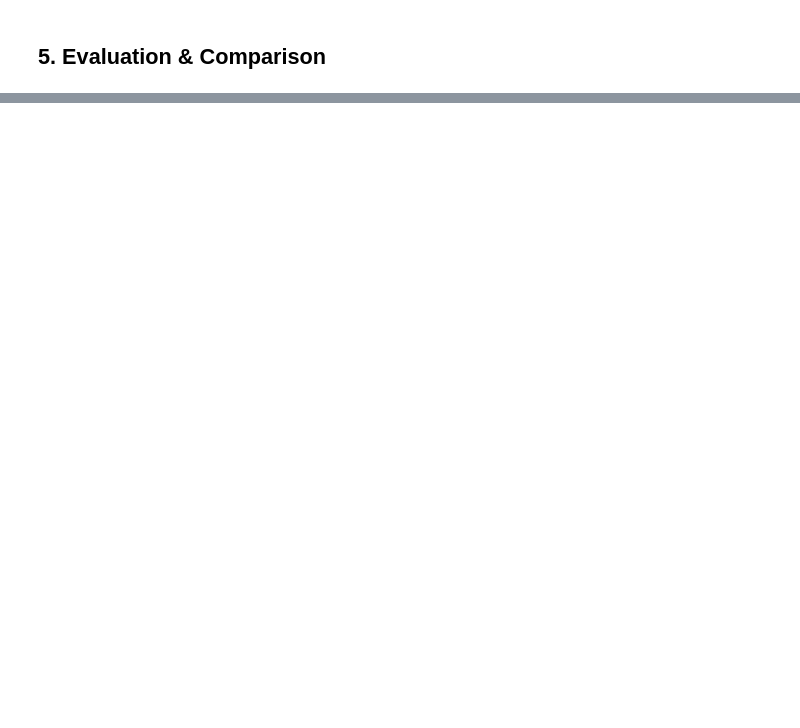
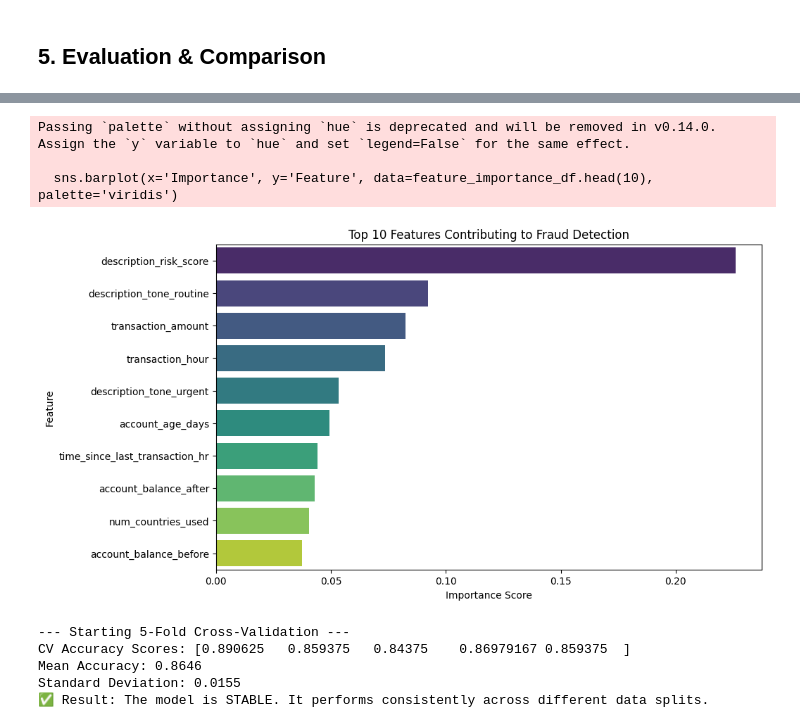
Before and after one commit to tngkuanas/DataMiningProject, a Jupyter notebook: notebooks/Model_A.ipynb, the cells around one changed output, grey strips where cells are left out. Cells and saved outputs as stored; diff of their text form; code cells hidden in the pictures; blank space fills up the shorter version.

Commit message:
Week 10: Added Cross-Validation analysis

```diff
--- a/notebooks/Model_A.ipynb
+++ b/notebooks/Model_A.ipynb
@@ -174,0 +175,53 @@ ROC-AUC: 1.0000
+# %%
+import matplotlib.pyplot as plt
+import seaborn as sns
+
+# Get feature importance from the best model
+importances = best_rf.feature_importances_
+feature_names = X_train.columns
+
+# Create a DataFrame for plotting
+feature_importance_df = pd.DataFrame({
+    'Feature': feature_names,
+    'Importance': importances
+}).sort_values(by='Importance', ascending=False)
+
+# Plot top 10 features
+plt.figure(figsize=(10, 6))
+sns.barplot(x='Importance', y='Feature', data=feature_importance_df.head(10), palette='viridis')
+plt.title('Top 10 Features Contributing to Fraud Detection')
+plt.xlabel('Importance Score')
+plt.ylabel('Feature')
+plt.show()
+# %% [output]
+Passing `palette` without assigning `hue` is deprecated and will be removed in v0.14.0. Assign the `y` variable to `hue` and set `legend=False` for the same effect.
+
+  sns.barplot(x='Importance', y='Feature', data=feature_importance_df.head(10), palette='viridis')
+[figure, added]
+# %%
+from sklearn.model_selection import cross_val_score
+
+# We use Cross-Validation (CV) to prove our model isn't just lucky.
+# It splits the data into 5 parts, training on 4 and testing on 1, five times.
+
+print("--- Starting 5-Fold Cross-Validation ---")
+
+# We use the 'best_rf' model found in Week 9
+# scoring='accuracy' gives us the % correct for each run
+cv_scores = cross_val_score(best_rf, X_train, y_train, cv=5, scoring='accuracy')
+
+print(f"CV Accuracy Scores: {cv_scores}")
+print(f"Mean Accuracy: {cv_scores.mean():.4f}")
+print(f"Standard Deviation: {cv_scores.std():.4f}")
+
+# Interpretation logic
+if cv_scores.std() < 0.05:
+    print("✅ Result: The model is STABLE. It performs consistently across different data splits.")
+else:
+    print("⚠️ Result: The model is UNSTABLE. Performance varies too much.")
+# %% [output]
+--- Starting 5-Fold Cross-Validation ---
+CV Accuracy Scores: [0.890625   0.859375   0.84375    0.86979167 0.859375  ]
+Mean Accuracy: 0.8646
+Standard Deviation: 0.0155
+✅ Result: The model is STABLE. It performs consistently across different data splits.
```
Also changed, not shown: parts of 7 cells of this notebook, 1 other file.
